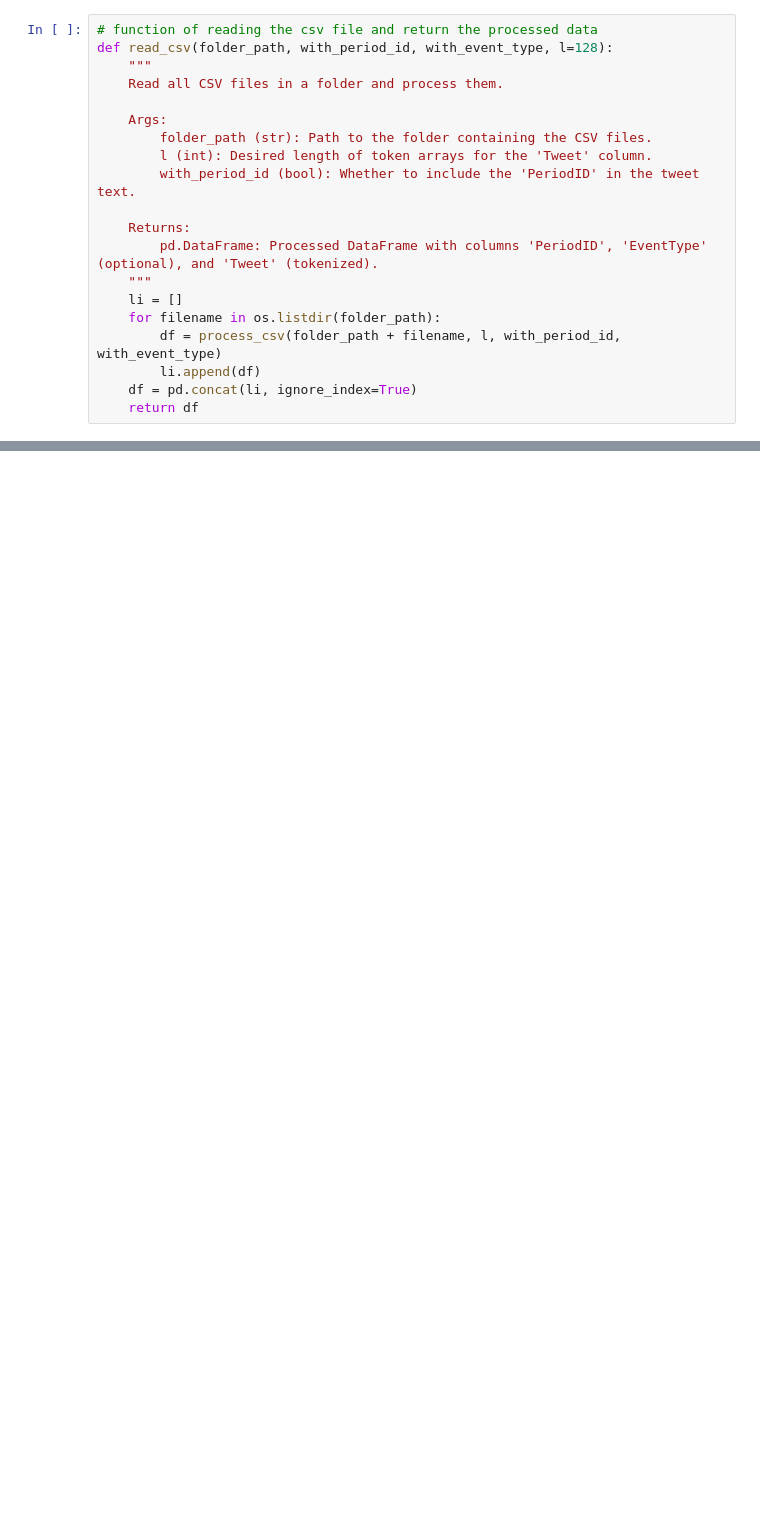
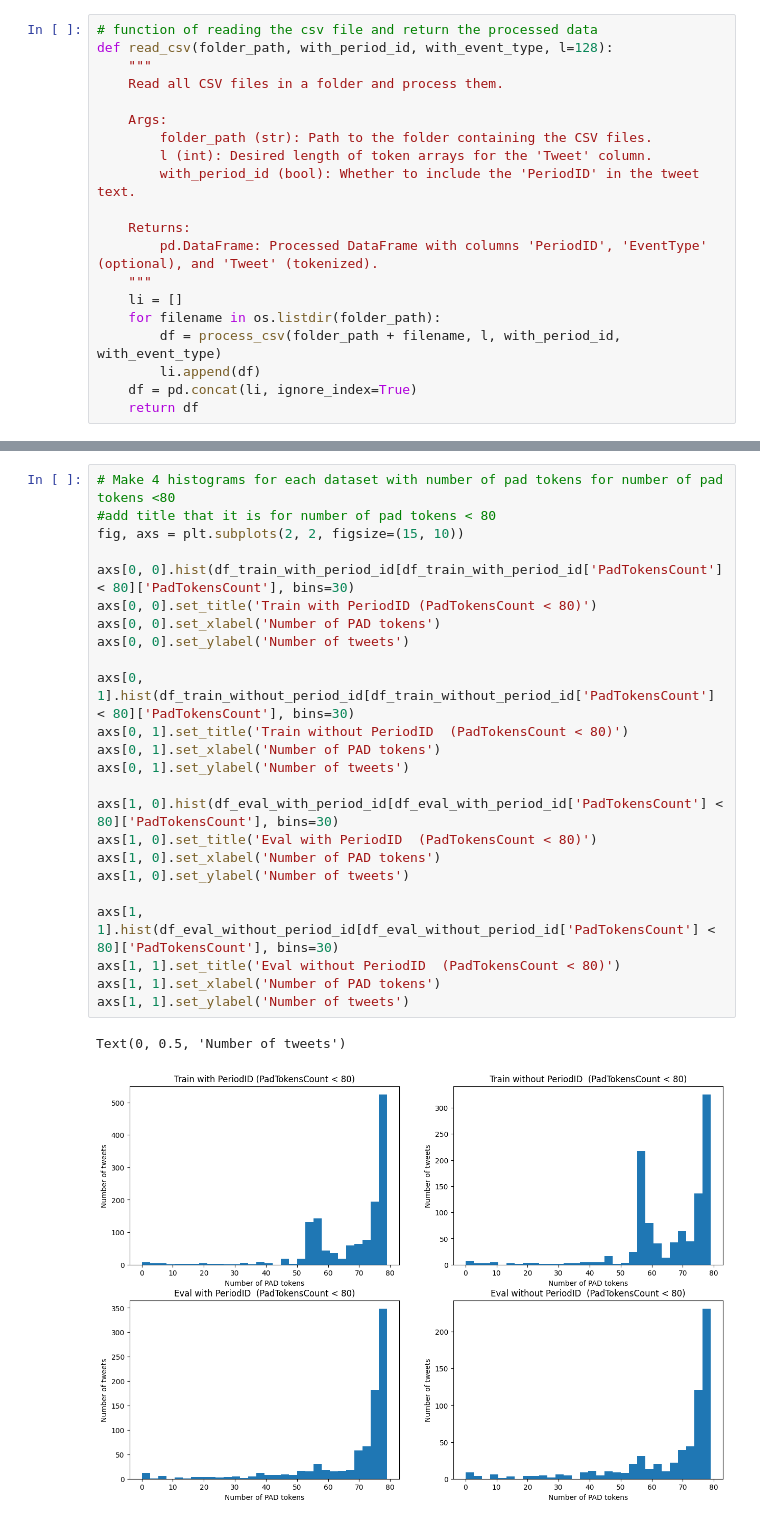
Before and after one commit to isaigordeev/sedt, a Jupyter notebook: DataPreprocessing/PreprocessData.ipynb, the cells around one changed output, grey strips where cells are left out. Cells and saved outputs as stored; diff of their text form; blank space fills up the shorter version.

```diff
--- a/DataPreprocessing/PreprocessData.ipynb
+++ b/DataPreprocessing/PreprocessData.ipynb
@@ -141,0 +205,27 @@ df_eval_without_period_id = read_csv("../eval_tweets/", False, False)
+# %%
+# Make 4 histograms for each dataset with number of pad tokens for number of pad tokens <80
+#add title that it is for number of pad tokens < 80
+fig, axs = plt.subplots(2, 2, figsize=(15, 10))
+
+axs[0, 0].hist(df_train_with_period_id[df_train_with_period_id['PadTokensCount'] < 80]['PadTokensCount'], bins=30)
+axs[0, 0].set_title('Train with PeriodID (PadTokensCount < 80)')
+axs[0, 0].set_xlabel('Number of PAD tokens')
+axs[0, 0].set_ylabel('Number of tweets')
+
+axs[0, 1].hist(df_train_without_period_id[df_train_without_period_id['PadTokensCount'] < 80]['PadTokensCount'], bins=30)
+axs[0, 1].set_title('Train without PeriodID  (PadTokensCount < 80)')
+axs[0, 1].set_xlabel('Number of PAD tokens')
+axs[0, 1].set_ylabel('Number of tweets')
+
+axs[1, 0].hist(df_eval_with_period_id[df_eval_with_period_id['PadTokensCount'] < 80]['PadTokensCount'], bins=30)
+axs[1, 0].set_title('Eval with PeriodID  (PadTokensCount < 80)')
+axs[1, 0].set_xlabel('Number of PAD tokens')
+axs[1, 0].set_ylabel('Number of tweets')
+
+axs[1, 1].hist(df_eval_without_period_id[df_eval_without_period_id['PadTokensCount'] < 80]['PadTokensCount'], bins=30)
+axs[1, 1].set_title('Eval without PeriodID  (PadTokensCount < 80)')
+axs[1, 1].set_xlabel('Number of PAD tokens')
+axs[1, 1].set_ylabel('Number of tweets')
+# %% [output]
+Text(0, 0.5, 'Number of tweets')
+[figure, added]
```
Also changed, not shown: parts of 23 cells of this notebook, 2 other files.
